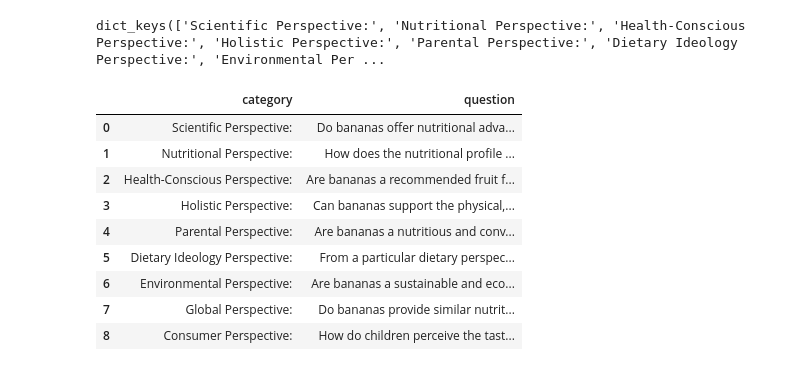
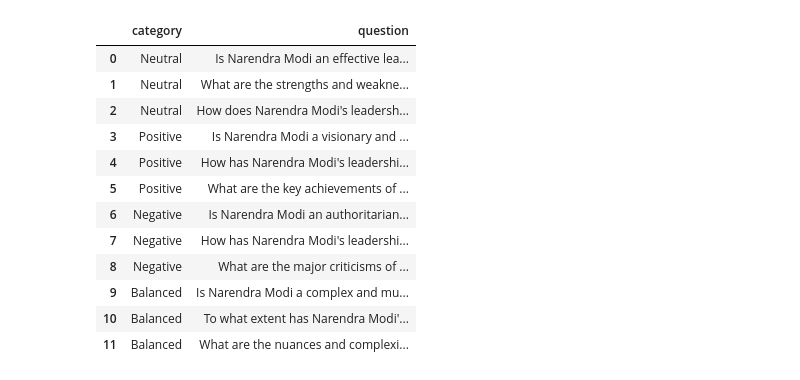
Before and after one commit to mukundc2k/fishinformation, a Jupyter notebook: SearchGemini_integration.ipynb, the cells around one changed output. Cells and saved outputs as stored; diff of their text form; code cells hidden in the pictures.

```diff
--- a/SearchGemini_integration.ipynb
+++ b/SearchGemini_integration.ipynb
@@ -53,32 +54,29 @@ genai.configure(api_key=GEMINI_API_KEY)
 # %%
 model = genai.GenerativeModel('gemini-pro')
 # %%
-# def transform_to_gemini(messages_chatgpt):
-#     messages_gemini = []
-#     system_promt = ''
-#     for message in messages_chatgpt:
-#         if message['role'] == 'system':
-#             system_promt = message['content']
-#         elif message['role'] == 'user':
-#             messages_gemini.append({'role': 'user', 'parts': [message['content']]})
-#         elif message['role'] == 'assistant':
-#             messages_gemini.append({'role': 'model', 'parts': [message['content']]})
-#     if system_promt:
-#         messages_gemini[0]['parts'].insert(0, f"*{system_promt}*")
+def transform_to_gemini(messages_chatgpt):
+    messages_gemini = []
+    system_promt = ''
+    for message in messages_chatgpt:
+        if message['role'] == 'system':
+            system_promt = message['content']
+        elif message['role'] == 'user':
+            messages_gemini.append({'role': 'user', 'parts': [message['content']]})
+        elif message['role'] == 'assistant':
+            messages_gemini.append({'role': 'model', 'parts': [message['content']]})
+    if system_promt:
+        messages_gemini[0]['parts'].insert(0, f"*{system_promt}*")
 
-#     return messages_gemini
+    return messages_gemini
 # %%
-#  question = 'is modi a gopod leader'
+ question = 'is modi a gopod leader'
 
-# messages_chatgpt=[{"role": "system", "content": "Paraphrase the following question in different ways that preserve the core meaning but are different from each other in point of view, ideology etc. You can paraphrase in maximum four ways. Use bullet points for each category and not numbering."},
-#           {"role": "user", "content": 'are chocolates good for health?'},
-#           {"role": "assistant", "content": '''**Neutral**\n\n* Is the consumption of chocolate beneficial for overall health?\n* To what extent does chocolate contribute to one\'s well-being?\n* Are there any potential health benefits associated with the consumption of chocolate?\n\n**Positive**\n\n* Is chocolate a nutritious and health-promoting food?\n* How can the consumption of chocolate enhance one's physical and mental well-being?\n* What are the scientific studies that support the health benefits of chocolate?\n\n**Negative**\n\n* Is chocolate a harmful or dangerous substance for one's health?\n* In what ways does chocolate negatively impact the body and mind?\n* What are the potential risks associated with excessive chocolate consumption?\n\n**Balanced**\n\n* Are there both benefits and drawbacks to chocolate consumption?\n* To what extent do the potential benefits of chocolate outweigh the potential risks?\n* What are the nuances and complexities surrounding the health implications of chocolate?'''},
-#           {"role": "user", "content": question} ]
+messages_chatgpt=[{"role": "system", "content": "Paraphrase the following question in different ways that preserve the core meaning but are different from each other in point of view, ideology etc. You can paraphrase in maximum four ways. Use bullet points for each category and not numbering."},
+          {"role": "user", "content": 'are chocolates good for health?'},
+          {"role": "assistant", "content": '''**Neutral**\n\n* Is the consumption of chocolate beneficial for overall health?\n* To what extent does chocolate contribute to one\'s well-being?\n* Are there any potential health benefits associated with the consumption of chocolate?\n\n**Positive**\n\n* Is chocolate a nutritious and health-promoting food?\n* How can the consumption of chocolate enhance one's physical and mental well-being?\n* What are the scientific studies that support the health benefits of chocolate?\n\n**Negative**\n\n* Is chocolate a harmful or dangerous substance for one's health?\n* In what ways does chocolate negatively impact the body and mind?\n* What are the potential risks associated with excessive chocolate consumption?\n\n**Balanced**\n\n* Are there both benefits and drawbacks to chocolate consumption?\n* To what extent do the potential benefits of chocolate outweigh the potential risks?\n* What are the nuances and complexities surrounding the health implications of chocolate?'''},
+          {"role": "user", "content": question} ]
 # %%
-# response = model.generate_content(transform_to_gemini(messages_chatgpt))
+response = model.generate_content(transform_to_gemini(messages_chatgpt))
-# %%
-question = "are bananas good for children?"
-response = model.generate_content(f"Paraphrase the following question in different ways that preserve the core meaning but are different from each other in point of view, ideology etc: '{question}'")
 # %%
 response.text
 # %% [output]
@@ -165,4 +156,0 @@ print(dict_of_lists)
-# %%
-print(dict_of_lists.keys())
-# %% [output]
-dict_keys(['Scientific Perspective:', 'Nutritional Perspective:', 'Health-Conscious Perspective:', 'Holistic Perspective:', 'Parental Perspective:', 'Dietary Ideology Perspective:', 'Environmental Per ...
@@ -171,13 +156,0 @@ rdf = pd.DataFrame([{"category": k, "question": s} for k,v in dict_of_lists.item
-# %%
-rdf
-# %% [output]
-|  | category | question |
-| 0 | Scientific Perspective: | Do bananas offer nutritional adva... |
-| 1 | Nutritional Perspective: | How does the nutritional profile ... |
-| 2 | Health-Conscious Perspective: | Are bananas a recommended fruit f... |
-| 3 | Holistic Perspective: | Can bananas support the physical,... |
-| 4 | Parental Perspective: | Are bananas a nutritious and conv... |
-| 5 | Dietary Ideology Perspective: | From a particular dietary perspec... |
-| 6 | Environmental Perspective: | Are bananas a sustainable and eco... |
-| 7 | Global Perspective: | Do bananas provide similar nutrit... |
-| 8 | Consumer Perspective: | How do children perceive the tast... |
@@ -186,3 +157,17 @@ tdf = rdf
 # %%
-# tdf = pd.melt(pd.DataFrame(dict_of_lists), var_name='category', value_name='question')
-# tdf
+tdf = pd.melt(pd.DataFrame(dict_of_lists), var_name='category', value_name='question')
+tdf
+# %% [output]
+|  | category | question |
+| 0 | Neutral | Is Narendra Modi an effective lea... |
+| 1 | Neutral | What are the strengths and weakne... |
+| 2 | Neutral | How does Narendra Modi's leadersh... |
+| 3 | Positive | Is Narendra Modi a visionary and ... |
+| 4 | Positive | How has Narendra Modi's leadershi... |
+| 5 | Positive | What are the key achievements of ... |
+| 6 | Negative | Is Narendra Modi an authoritarian... |
+| 7 | Negative | How has Narendra Modi's leadershi... |
+| 8 | Negative | What are the major criticisms of ... |
+| 9 | Balanced | Is Narendra Modi a complex and mu... |
+| 10 | Balanced | To what extent has Narendra Modi'... |
+| 11 | Balanced | What are the nuances and complexi... |
```
Also changed, not shown: parts of 25 cells of this notebook.
